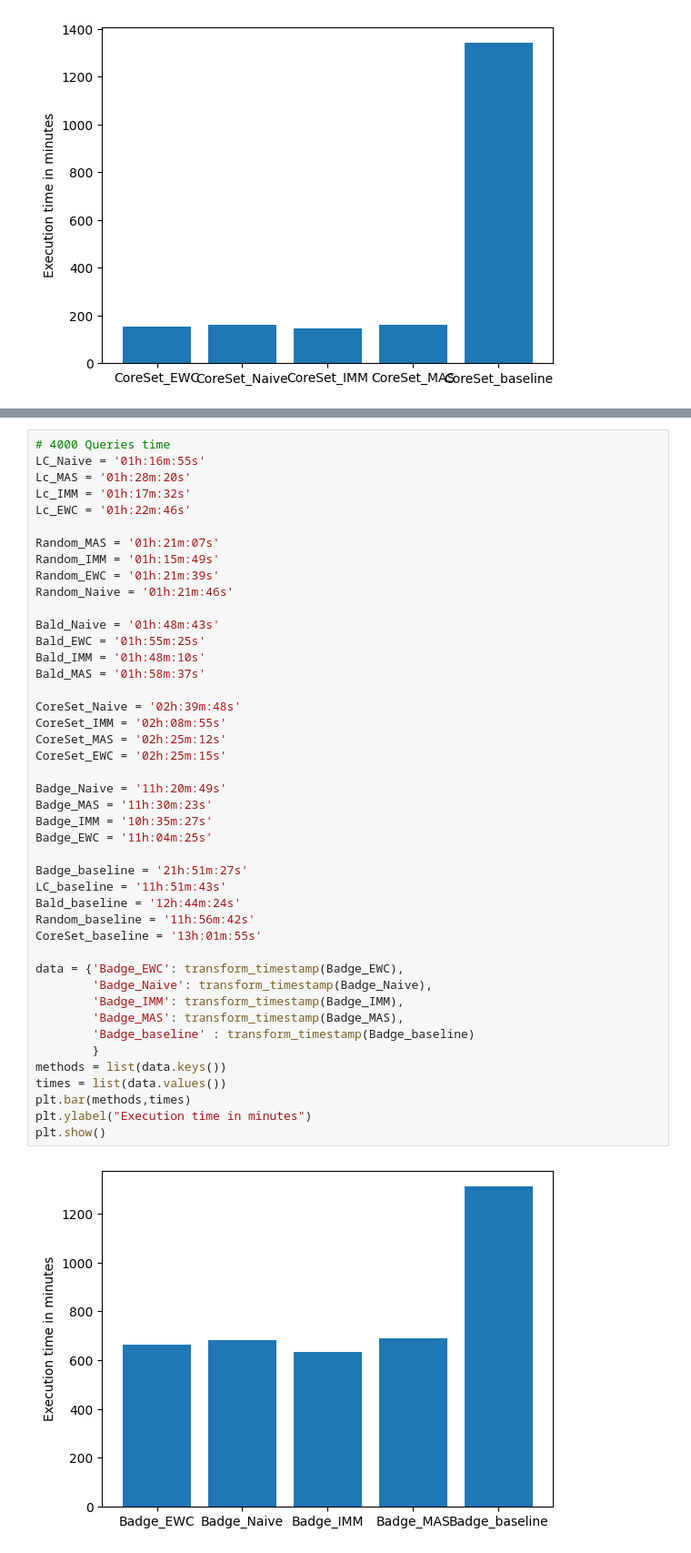
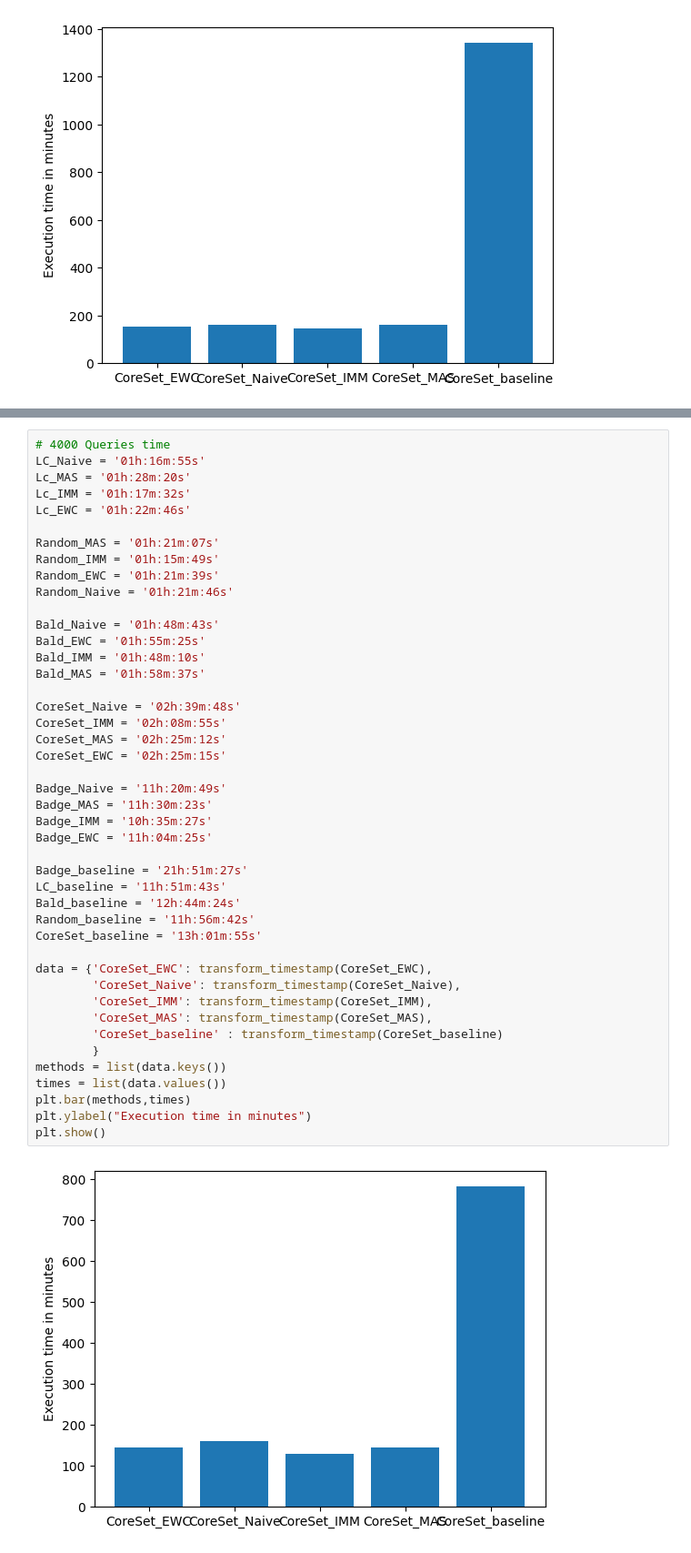
Before and after one commit to FelixMoeller3/calms, a Jupyter notebook: src/evaluation/eval_model_stealing.ipynb, the cells around one changed output, grey strips where cells are left out. Shown at 91% size. Cells and saved outputs as stored; diff of their text form.

```diff
--- a/src/evaluation/eval_model_stealing.ipynb
+++ b/src/evaluation/eval_model_stealing.ipynb
@@ -870,36 +869,36 @@ Random_EWC = '01h:21m:39s'
 Random_Naive = '01h:21m:46s'
 
 Bald_Naive = '01h:48m:43s'
 Bald_EWC = '01h:55m:25s'
 Bald_IMM = '01h:48m:10s'
 Bald_MAS = '01h:58m:37s'
 
 CoreSet_Naive = '02h:39m:48s'
 CoreSet_IMM = '02h:08m:55s'
 CoreSet_MAS = '02h:25m:12s'
 CoreSet_EWC = '02h:25m:15s'
 
 Badge_Naive = '11h:20m:49s'
 Badge_MAS = '11h:30m:23s'
 Badge_IMM = '10h:35m:27s'
 Badge_EWC = '11h:04m:25s'
 
 Badge_baseline = '21h:51m:27s'
 LC_baseline = '11h:51m:43s'
 Bald_baseline = '12h:44m:24s'
 Random_baseline = '11h:56m:42s'
 CoreSet_baseline = '13h:01m:55s'
 
-data = {'Badge_EWC': transform_timestamp(Badge_EWC),
-        'Badge_Naive': transform_timestamp(Badge_Naive),
-        'Badge_IMM': transform_timestamp(Badge_IMM),
-        'Badge_MAS': transform_timestamp(Badge_MAS),
-        'Badge_baseline' : transform_timestamp(Badge_baseline)
+data = {'CoreSet_EWC': transform_timestamp(CoreSet_EWC),
+        'CoreSet_Naive': transform_timestamp(CoreSet_Naive),
+        'CoreSet_IMM': transform_timestamp(CoreSet_IMM),
+        'CoreSet_MAS': transform_timestamp(CoreSet_MAS),
+        'CoreSet_baseline' : transform_timestamp(CoreSet_baseline)
         }
 methods = list(data.keys())
 times = list(data.values())
 plt.bar(methods,times)
 plt.ylabel("Execution time in minutes")
 plt.show()
 # %% [output]
-[figure, old version]
+[figure, new version]
```
Also changed, not shown: parts of 3 cells of this notebook, 5 other files.
